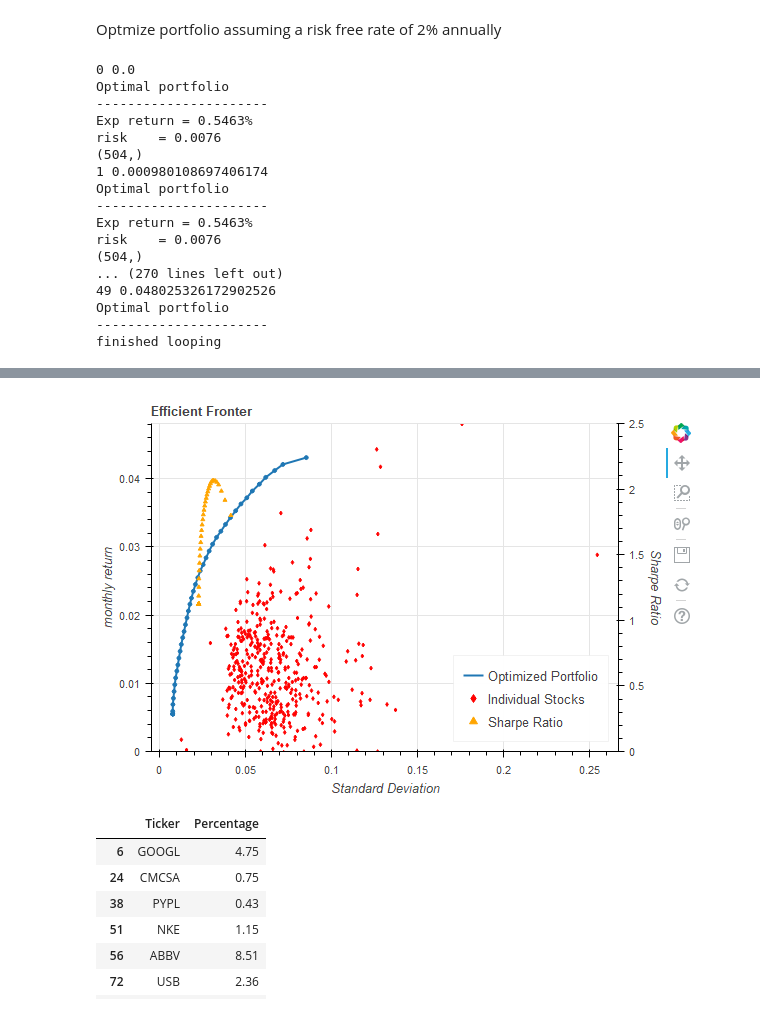
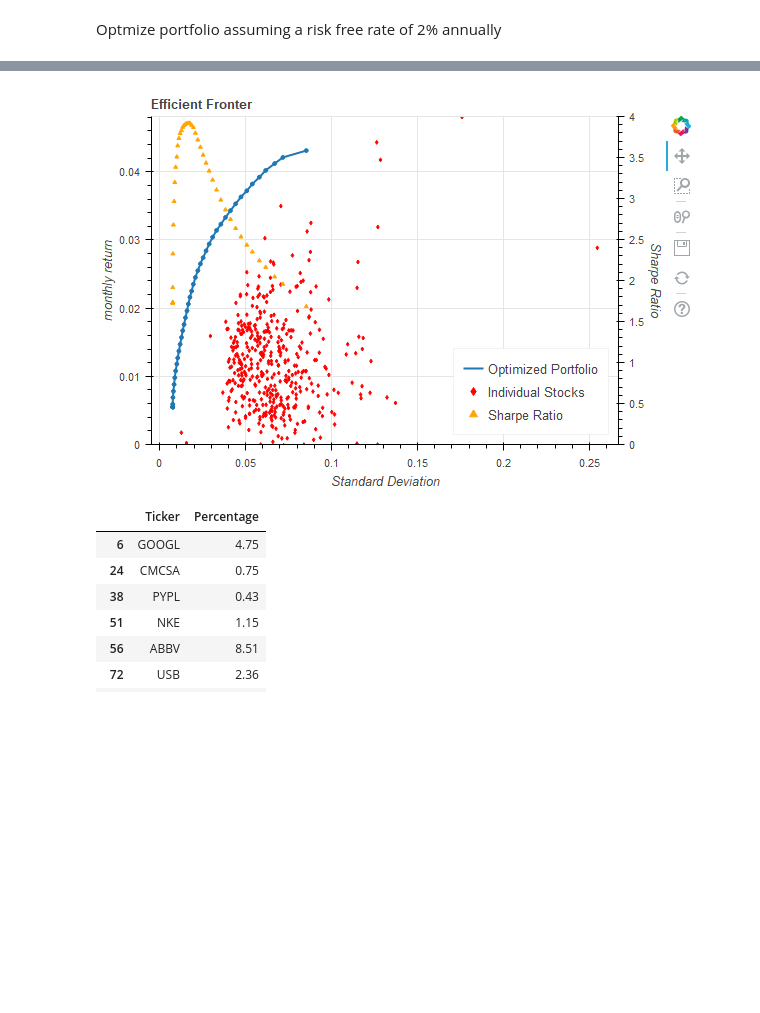
Before and after one commit to kwei321/Finance-Related-Notebook, a Jupyter notebook: 1. Simple Portfolio Optimizer.ipynb, the cells around one changed output, grey strips where cells are left out. Cells and saved outputs as stored; diff of their text form; code cells hidden in the pictures; blank space fills up the shorter version.

```diff
--- a/1. Simple Portfolio Optimizer.ipynb
+++ b/1. Simple Portfolio Optimizer.ipynb
@@ -503,63 +503,40 @@ DF4.head(10)
 # %% [markdown]
  Optmize portfolio assuming a risk free rate of 2% annually
 # %%
-(weight1,ret1,std1,sharpe1) = compute_frontier(DF4, risk_free_rate = 0.02)
+p1 = figure(x_axis_label = "Standard Deviation", y_axis_label = "monthly return", plot_width=600, plot_height=400, title="Efficient Fronter")
+# add a line renderer
 
+p1.line(std1, ret1, line_width=2, legend = "Optimized Portfolio")
+# add individual simulation point
 
-p1 = figure(x_axis_label = "Standard Deviation", y_axis_label = "monthly return", plot_width=600, plot_height=400, title="Efficient Fronter")
+p1.circle(std1,ret1,size = 4)
+# add individual point for each stock
 
-# add a line renderer
-p1.line(std1, ret1, line_width=2, legend = "Optimized Portfolio")
-
-# add individual simulation point
-p1.circle(std1,ret1,size = 4)
-
-# add individual point for each stock
 p1.diamond(compute_std(DF4).values, compute_mean_return(DF4).values, color = "red", size = 4, legend = "Individual Stocks")
 
 p1.y_range = Range1d(0,np.nanmax(ret1) + 0.005)
+# add the sharpe ratio for the portfolio as the second y axis
 
-
-# add the sharpe ratio for the portfolio as the second y axis
-p1.extra_y_ranges = {"sharpe":Range1d(start = 0, end = 2.5)}
+p1.extra_y_ranges = {"sharpe":Range1d(start = 0, end = 4)}
 p1.add_layout(LinearAxis(y_range_name = "sharpe", axis_label='Sharpe Ratio'), "right")
-p1.triangle(std,sharpe, size = 4, color = "orange", y_range_name = "sharpe", legend = "Sharpe Ratio")
+p1.triangle(std1,sharpe1, size = 4, color = "orange", y_range_name = "sharpe", legend = "Sharpe Ratio")
 p1.legend.location = "bottom_right"
 
 show(p1)
+# export to png
 
-# export to png
 try:
     export_png(p1, filename="Fig 1.2.PNG")
 except:
     pass
 
-
-
 try:
     display(Image(filename = "Fig 1.2.PNG"))
 except:
     pass
 # %% [output]
-0 0.0
-Optimal portfolio
-----------------------
-Exp return = 0.5463%
-risk    = 0.0076
-(504,)
-1 0.000980108697406174
-Optimal portfolio
-----------------------
-Exp return = 0.5463%
-risk    = 0.0076
-(504,)
-... (270 lines left out)
-49 0.048025326172902526
-Optimal portfolio
-----------------------
-finished looping
 [interactive output not drawn]
 [interactive output not drawn]
-[figure, old version]
+[figure, new version]
 # %%
 portfolio_DF1 = pd.DataFrame({"Ticker":symbol_list1, "Percentage": 100.0*weight1[np.argmax(sharpe1)]})
```
Also changed, not shown: parts of 1 cell of this notebook, 3 other files.
